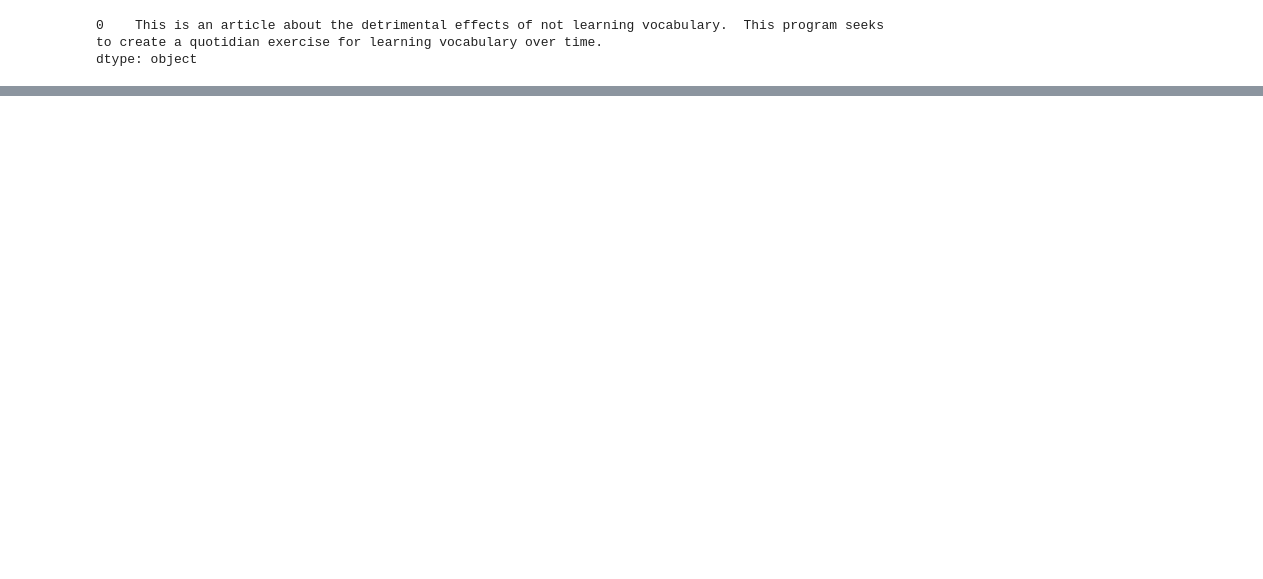
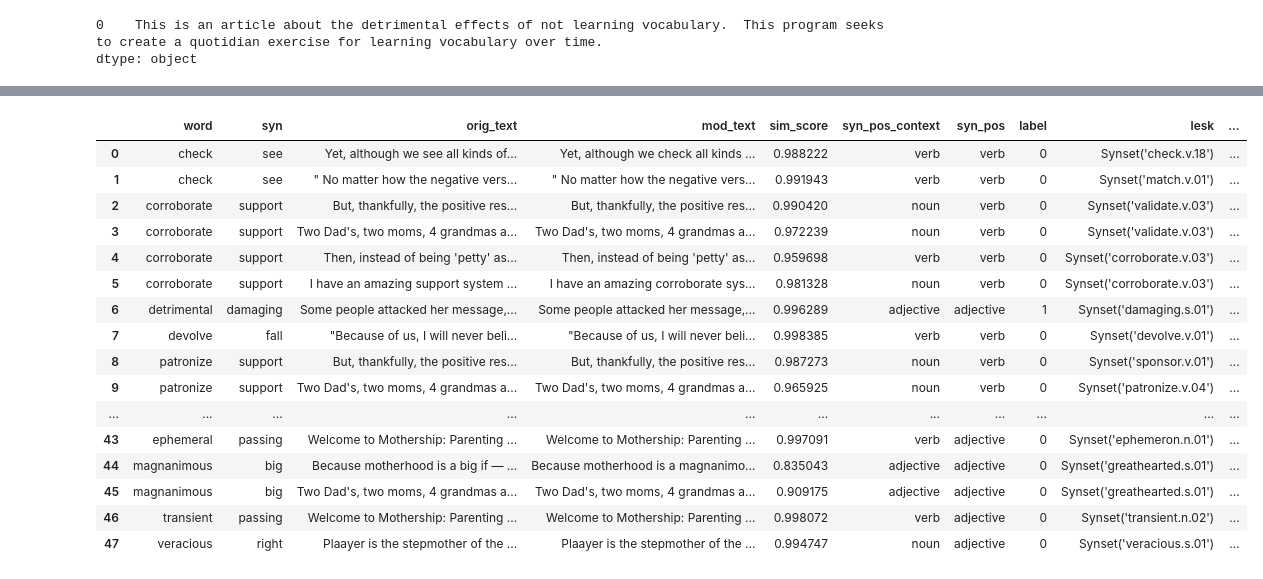
Before and after one commit to kzenstratus/ubiquitous_vocab, a Jupyter notebook: ubi_vocab/utils/demo.ipynb, the cells around one changed output, grey strips where cells are left out. Cells and saved outputs as stored; diff of their text form; code cells hidden in the pictures; blank space fills up the shorter version.

```diff
--- a/ubi_vocab/utils/demo.ipynb
+++ b/ubi_vocab/utils/demo.ipynb
@@ -54,0 +78,2 @@ ubi_vocab.highlights_df
+# %%
+master_df, metrics_df = eval_different_filters(data_dir = data_dir)
@@ -54,0 +93,21 @@ ubi_vocab.highlights_df
+# %%
+# For an example of the entire labeled dataset and results, see below.
+master_df
+# %% [output]
+|  | word | syn | orig_text | mod_text | sim_score | syn_pos_context | syn_pos | label | lesk | ... |
+| 0 | check | see | Yet, although we see all kinds of... | Yet, although we check all kinds ... | 0.988222 | verb | verb | 0 | Synset('check.v.18') | ... |
+| 1 | check | see | " No matter how the negative vers... | " No matter how the negative vers... | 0.991943 | verb | verb | 0 | Synset('match.v.01') | ... |
+| 2 | corroborate | support | But, thankfully, the positive res... | But, thankfully, the positive res... | 0.990420 | noun | verb | 0 | Synset('validate.v.03') | ... |
+| 3 | corroborate | support | Two Dad's, two moms, 4 grandmas a... | Two Dad's, two moms, 4 grandmas a... | 0.972239 | noun | verb | 0 | Synset('validate.v.03') | ... |
+| 4 | corroborate | support | Then, instead of being 'petty' as... | Then, instead of being 'petty' as... | 0.959698 | verb | verb | 0 | Synset('corroborate.v.03') | ... |
+| 5 | corroborate | support | I have an amazing support system ... | I have an amazing corroborate sys... | 0.981328 | noun | verb | 0 | Synset('corroborate.v.03') | ... |
+| 6 | detrimental | damaging | Some people attacked her message,... | Some people attacked her message,... | 0.996289 | adjective | adjective | 1 | Synset('damaging.s.01') | ... |
+| 7 | devolve | fall | "Because of us, I will never beli... | "Because of us, I will never beli... | 0.998385 | verb | verb | 0 | Synset('devolve.v.01') | ... |
+| 8 | patronize | support | But, thankfully, the positive res... | But, thankfully, the positive res... | 0.987273 | noun | verb | 0 | Synset('sponsor.v.01') | ... |
+| 9 | patronize | support | Two Dad's, two moms, 4 grandmas a... | Two Dad's, two moms, 4 grandmas a... | 0.965925 | noun | verb | 0 | Synset('patronize.v.04') | ... |
+| ... | ... | ... | ... | ... | ... | ... | ... | ... | ... | ... |
+| 43 | ephemeral | passing | Welcome to Mothership: Parenting ... | Welcome to Mothership: Parenting ... | 0.997091 | verb | adjective | 0 | Synset('ephemeron.n.01') | ... |
+| 44 | magnanimous | big | Because motherhood is a big if — ... | Because motherhood is a magnanimo... | 0.835043 | adjective | adjective | 0 | Synset('greathearted.s.01') | ... |
+| 45 | magnanimous | big | Two Dad's, two moms, 4 grandmas a... | Two Dad's, two moms, 4 grandmas a... | 0.909175 | adjective | adjective | 0 | Synset('greathearted.s.01') | ... |
+| 46 | transient | passing | Welcome to Mothership: Parenting ... | Welcome to Mothership: Parenting ... | 0.998072 | verb | adjective | 0 | Synset('transient.n.02') | ... |
+| 47 | veracious | right | Plaayer is the stepmother of the ... | Plaayer is the stepmother of the ... | 0.994747 | noun | adjective | 0 | Synset('veracious.s.01') | ... |
```
Also changed, not shown: parts of 11 cells of this notebook.
